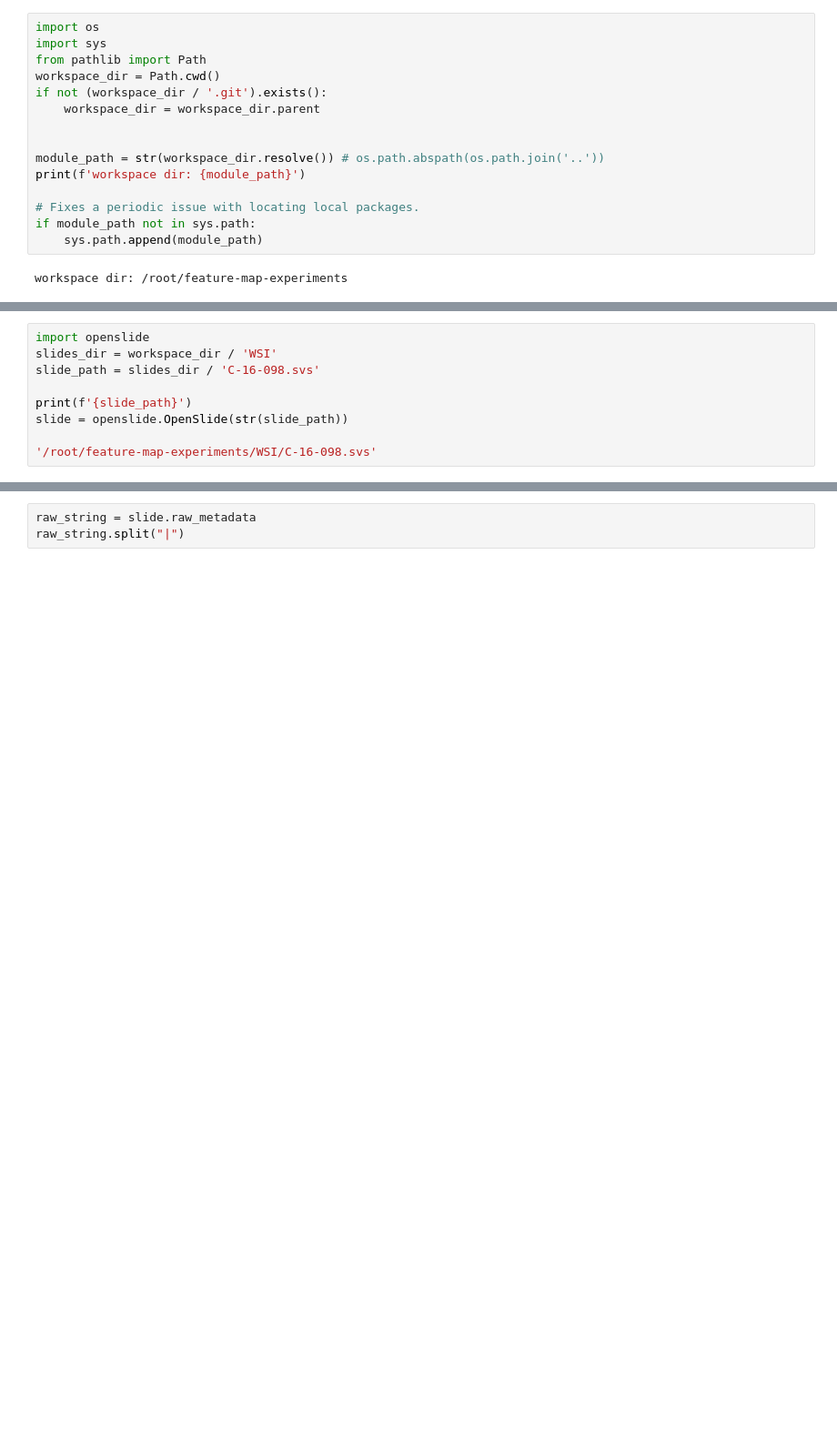
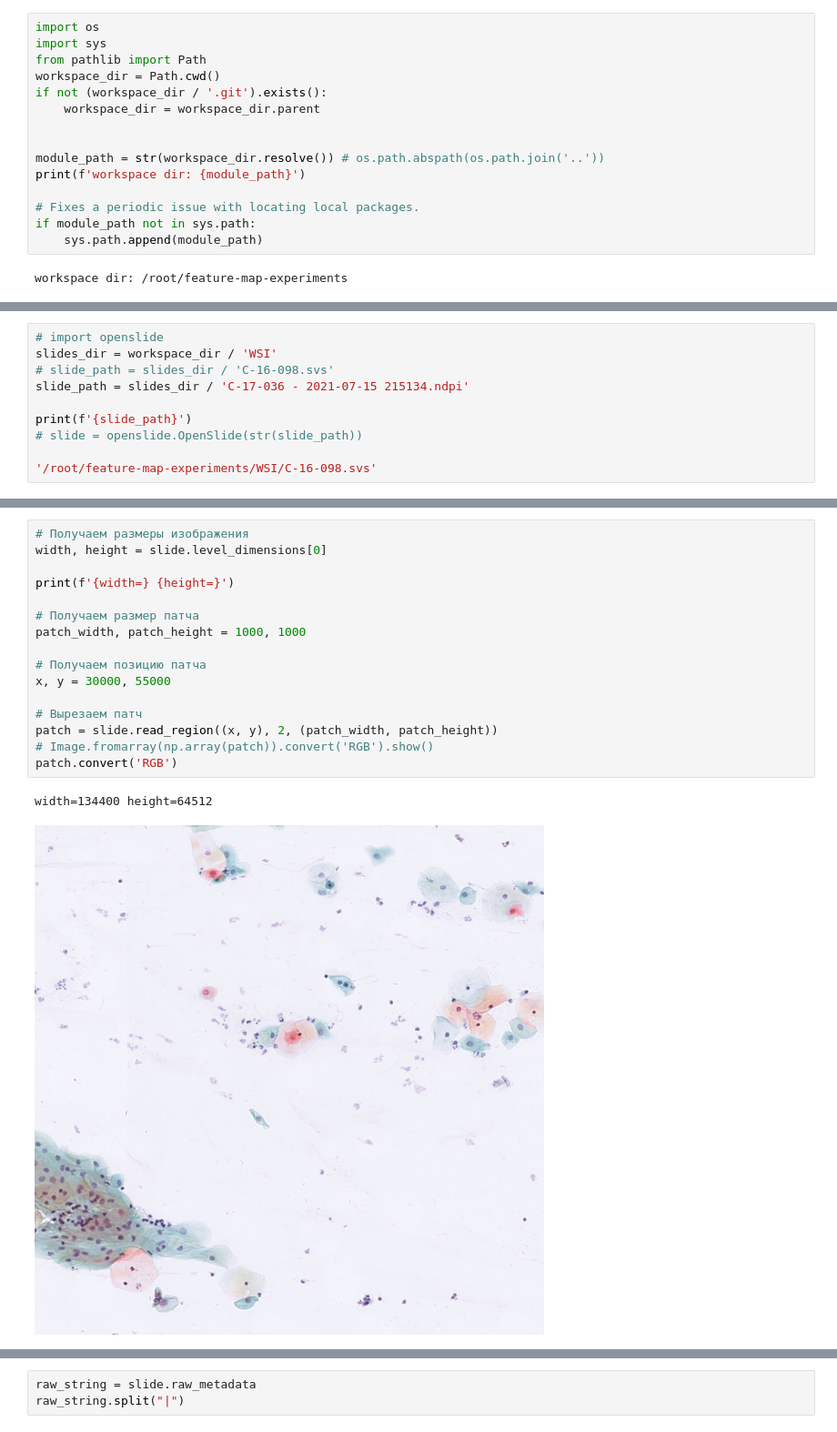
Before and after one commit to thingumajig/feature-map-experiments, a Jupyter notebook: notebooks/patchify.ipynb, the cells around one changed output, grey strips where cells are left out. Shown at 91% size. Saved outputs shown, nothing was run; the diff lists cells and outputs as text; blank space fills up the shorter version.

```diff
--- a/notebooks/patchify.ipynb
+++ b/notebooks/patchify.ipynb
@@ -29,10 +33,11 @@ workspace dir: /root/feature-map-experiments
 # %%
-import openslide
+# import openslide
 slides_dir = workspace_dir / 'WSI'
-slide_path = slides_dir / 'C-16-098.svs'
+# slide_path = slides_dir / 'C-16-098.svs'
+slide_path = slides_dir / 'C-17-036 - 2021-07-15 215134.ndpi'
 
 print(f'{slide_path}')
-slide = openslide.OpenSlide(str(slide_path))
+# slide = openslide.OpenSlide(str(slide_path))
 
 '/root/feature-map-experiments/WSI/C-16-098.svs'
 # %% [output]
@@ -68,0 +62,19 @@ pyvips                    2.2.3
+# %%
+# Получаем размеры изображения
+width, height = slide.level_dimensions[0]
+
+print(f'{width=} {height=}')
+
+# Получаем размер патча
+patch_width, patch_height = 1000, 1000
+
+# Получаем позицию патча
+x, y = 30000, 55000
+
+# Вырезаем патч
+patch = slide.read_region((x, y), 2, (patch_width, patch_height))
+# Image.fromarray(np.array(patch)).convert('RGB').show()
+patch.convert('RGB')
+# %% [output]
+width=134400 height=64512
+[figure, added]
```
Also changed, not shown: parts of 17 cells of this notebook, 4 other files.
